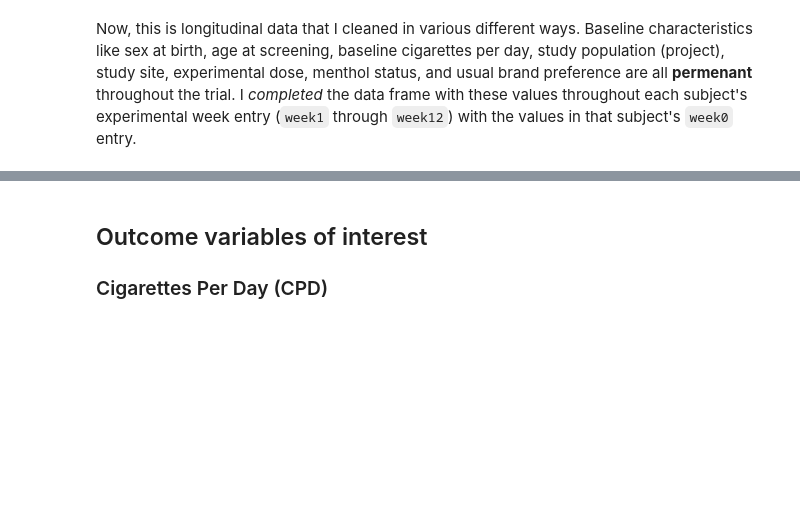
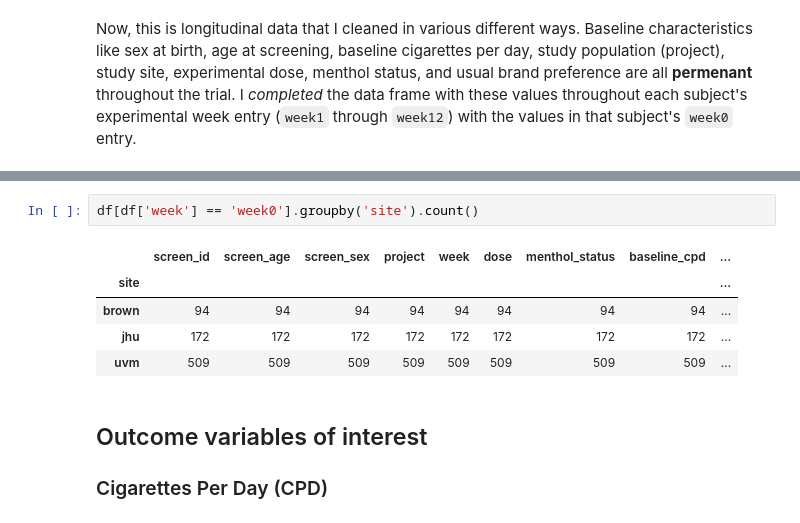
Before and after one commit to ajbarrows/tcors_ub, a Jupyter notebook: src/analysis/vlnc_data_eda.ipynb, the cells around one changed output, grey strips where cells are left out. Drawn from its saved outputs; the diff is of its cells as text; blank space fills up the shorter version.

```diff
--- a/src/analysis/vlnc_data_eda.ipynb
+++ b/src/analysis/vlnc_data_eda.ipynb
@@ -54,3 +78,11 @@ Now, this is longitudinal data that I cleaned in various different ways. Baselin
+# %%
+df[df['week'] == 'week0'].groupby('site').count()
+# %% [output]
+|  | screen_id | screen_age | screen_sex | project | week | dose | menthol_status | baseline_cpd | ... |
+| site |  |  |  |  |  |  |  |  | ... |
+| brown | 94 | 94 | 94 | 94 | 94 | 94 | 94 | 94 | ... |
+| jhu | 172 | 172 | 172 | 172 | 172 | 172 | 172 | 172 | ... |
+| uvm | 509 | 509 | 509 | 509 | 509 | 509 | 509 | 509 | ... |
 # %% [markdown]
 ## Outcome variables of interest
 ### Cigarettes Per Day (CPD)
```
Also changed, not shown: parts of 16 cells of this notebook.
